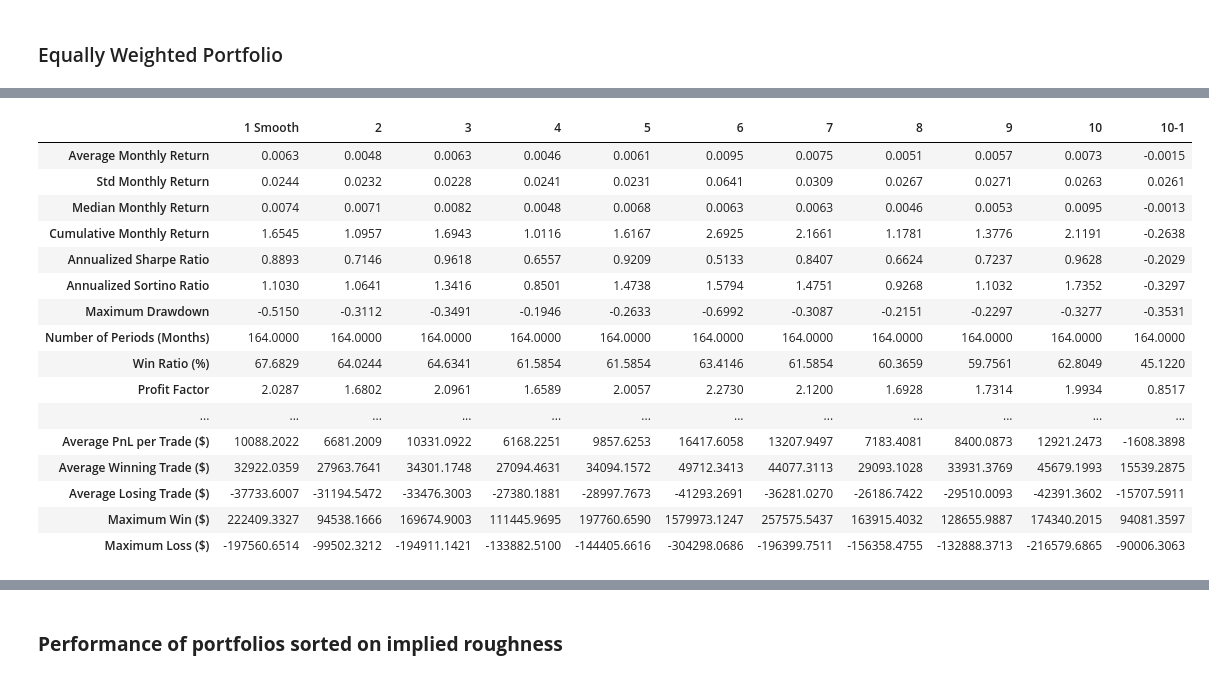
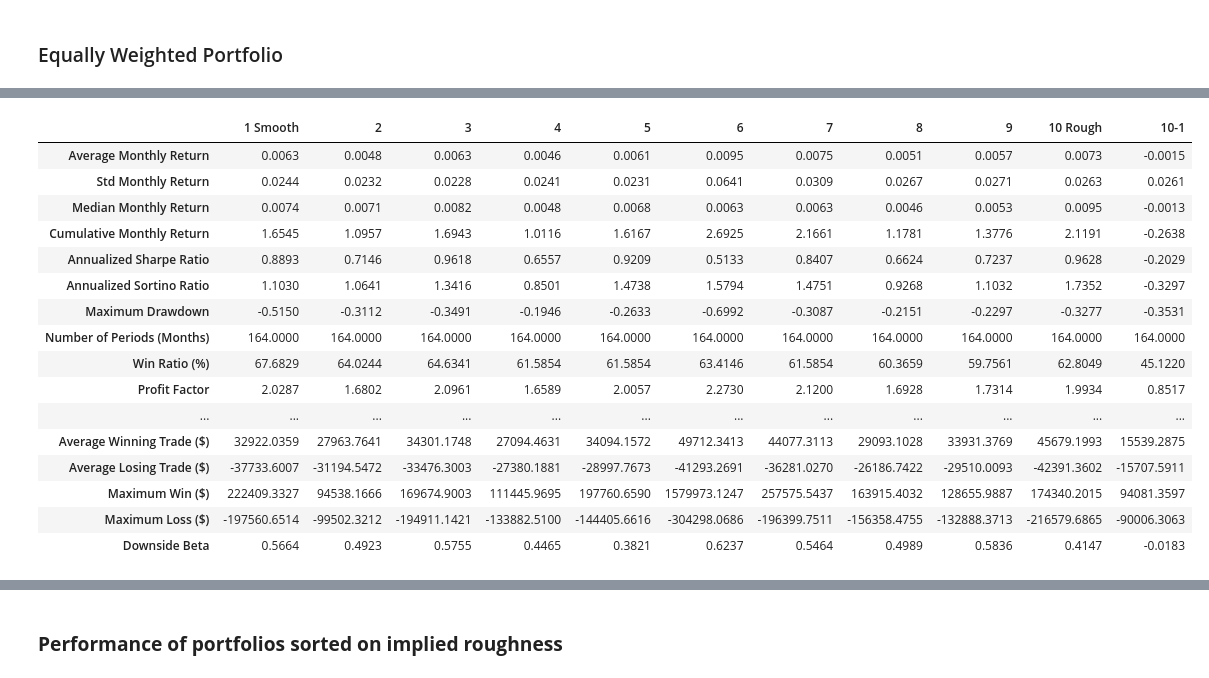
Before and after one commit to roshnx/buy-rough-sell-smooth, a Jupyter notebook: Trading_Strategy/trading_strategy.ipynb, the cells around one changed output, grey strips where cells are left out. Drawn from its saved outputs; the diff is of its cells as text; code cells hidden in the pictures.

```diff
--- a/Trading_Strategy/trading_strategy.ipynb
+++ b/Trading_Strategy/trading_strategy.ipynb
@@ -170,0 +186,2 @@ monthly_prices
+# %%
+eod_price_data = fetch_quandl_table('QUOTEMEDIA/PRICES', avoid_download=True)
@@ -170,0 +190,20 @@ monthly_prices
+# %%
+import pandas as pd
+
+# Filter for SPY data and sort by date
+spy_df = eod_price_data[eod_price_data["ticker"] == "SPY"].copy()
+spy_df = spy_df.sort_values("date")
+
+# Convert 'date' column to datetime
+spy_df["date"] = pd.to_datetime(spy_df["date"])
+
+# Resample to get the last business day of each month (BM frequency)
+monthly_spy = spy_df.set_index("date").resample("BM").last().reset_index()
+
+# Keep only the necessary columns
+monthly_spy = monthly_spy[["date", "adj_close"]]
+
+# Compute monthly returns as a fraction (e.g., 0.02 means +2%)
+monthly_spy["spy_return"] = monthly_spy["adj_close"].pct_change().fillna(0)
+
+display(monthly_spy.head())
@@ -501,5 +581,5 @@ realised_h_strat_returns
 # %%
-implied_h_rank_df = rank_H_quintiles(monthly_implied_h_df)
+implied_h_rank_df = rank_H_quintiles(implied_h_df)
 implied_h_positions, implied_h_strat_returns = trading_strategy(
     implied_h_rank_df,
     monthly_prices,
@@ -798,7 +895,7 @@ def run_various_long_short_positions(
         )
 
         # 2) Calculate performance metrics (returns a styled DataFrame)
-        perf_summary = calculate_performance_metrics(implied_h_strat_returns)
+        perf_summary = calculate_performance_metrics(implied_h_strat_returns, monthly_spy)
 
         # 3) Convert the styled DataFrame to an unstyled DataFrame
         #    Typically, perf_summary.data is a single-column DataFrame with index=metric names, col="Value".
@@ -894,31 +1074,31 @@ comparison_df.style.format("{:.4f}")
 # %%
 # Example strategy configurations:
 strategy_list_10 = [
     {"long":1, "short":None, "strat":"long", "col_name":"1 Smooth"},    # scenario: long=1, short=None => "long_only"
     {"long":2, "short":None, "strat":"long", "col_name":"2"},
     {"long":3, "short":None, "strat":"long", "col_name":"3"},
     {"long":4, "short":None, "strat":"long", "col_name":"4"},
     {"long":5, "short":None, "strat":"long", "col_name":"5"},
     {"long":6, "short":None, "strat":"long", "col_name":"6"},
     {"long":7, "short":None, "strat":"long", "col_name":"7"},
     {"long":8, "short":None, "strat":"long", "col_name":"8"},
     {"long":9, "short":None, "strat":"long", "col_name":"9"},
-    {"long":10, "short":None, "strat":"long", "col_name":"10"},
+    {"long":10, "short":None, "strat":"long", "col_name":"10 Rough"},
     {"long":10, "short":1, "strat":"long-short", "col_name":"10-1"}
 ]
 
 # Run them all (assuming weighted_allocation=True or False as you prefer)
 realised_h_rank_df_10 = rank_H_quintiles(realised_h_df, groups=10)
 comparison_df = run_various_long_short_positions(
     realised_h_rank_df_10,
     monthly_prices,strategy_list_10,
     weighted_allocation=True
 )
 
 # Inspect results
 comparison_df.style.format("{:.4f}")
 # %% [output]
-|  | 1 Smooth | 2 | 3 | 4 | 5 | 6 | 7 | 8 | 9 | 10 | 10-1 |
+|  | 1 Smooth | 2 | 3 | 4 | 5 | 6 | 7 | 8 | 9 | 10 Rough | 10-1 |
 | Average Monthly Return | 0.0063 | 0.0048 | 0.0063 | 0.0046 | 0.0061 | 0.0095 | 0.0075 | 0.0051 | 0.0057 | 0.0073 | -0.0015 |
 | Std Monthly Return | 0.0244 | 0.0232 | 0.0228 | 0.0241 | 0.0231 | 0.0641 | 0.0309 | 0.0267 | 0.0271 | 0.0263 | 0.0261 |
 | Median Monthly Return | 0.0074 | 0.0071 | 0.0082 | 0.0048 | 0.0068 | 0.0063 | 0.0063 | 0.0046 | 0.0053 | 0.0095 | -0.0013 |
@@ -930,8 +1110,8 @@ comparison_df.style.format("{:.4f}")
 | Win Ratio (%) | 67.6829 | 64.0244 | 64.6341 | 61.5854 | 61.5854 | 63.4146 | 61.5854 | 60.3659 | 59.7561 | 62.8049 | 45.1220 |
 | Profit Factor | 2.0287 | 1.6802 | 2.0961 | 1.6589 | 2.0057 | 2.2730 | 2.1200 | 1.6928 | 1.7314 | 1.9934 | 0.8517 |
 | ... | ... | ... | ... | ... | ... | ... | ... | ... | ... | ... | ... |
-| Average PnL per Trade ($) | 10088.2022 | 6681.2009 | 10331.0922 | 6168.2251 | 9857.6253 | 16417.6058 | 13207.9497 | 7183.4081 | 8400.0873 | 12921.2473 | -1608.3898 |
 | Average Winning Trade ($) | 32922.0359 | 27963.7641 | 34301.1748 | 27094.4631 | 34094.1572 | 49712.3413 | 44077.3113 | 29093.1028 | 33931.3769 | 45679.1993 | 15539.2875 |
 | Average Losing Trade ($) | -37733.6007 | -31194.5472 | -33476.3003 | -27380.1881 | -28997.7673 | -41293.2691 | -36281.0270 | -26186.7422 | -29510.0093 | -42391.3602 | -15707.5911 |
 | Maximum Win ($) | 222409.3327 | 94538.1666 | 169674.9003 | 111445.9695 | 197760.6590 | 1579973.1247 | 257575.5437 | 163915.4032 | 128655.9887 | 174340.2015 | 94081.3597 |
 | Maximum Loss ($) | -197560.6514 | -99502.3212 | -194911.1421 | -133882.5100 | -144405.6616 | -304298.0686 | -196399.7511 | -156358.4755 | -132888.3713 | -216579.6865 | -90006.3063 |
+| Downside Beta | 0.5664 | 0.4923 | 0.5755 | 0.4465 | 0.3821 | 0.6237 | 0.5464 | 0.4989 | 0.5836 | 0.4147 | -0.0183 |
```
Also changed, not shown: parts of 76 cells of this notebook.
